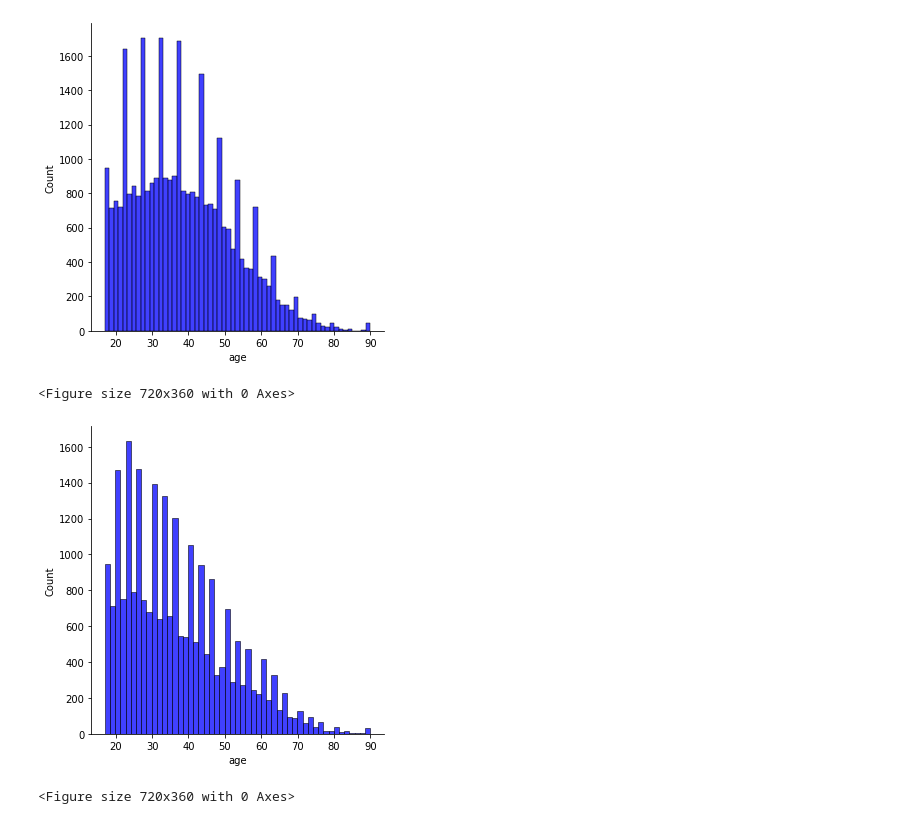
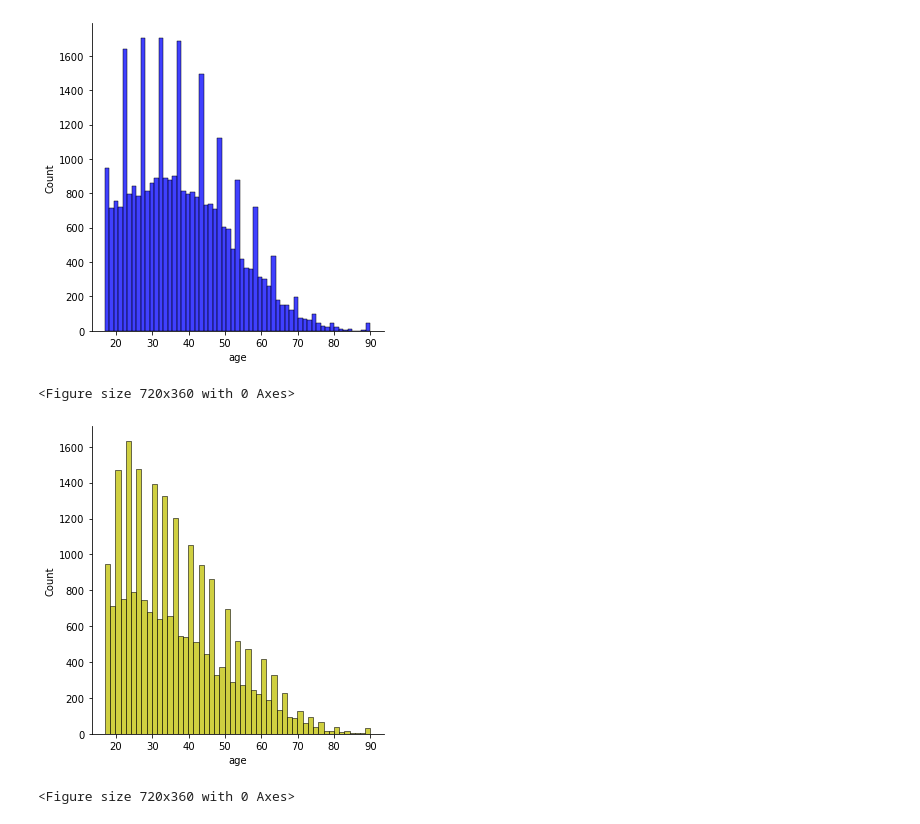
Before and after one commit to SalisEduardo/PMR3508, a Jupyter notebook: Adults Dataset/resolução.ipynb, the cells around one changed output. Saved outputs shown, nothing was run; the diff lists cells and outputs as text; code cells hidden in the pictures.

```diff
--- a/Adults Dataset/resolução.ipynb
+++ b/Adults Dataset/resolução.ipynb
@@ -27,7 +35,7 @@ from sklearn.model_selection import GridSearchCV
 # %% [markdown]
 ## 2. Dataset
 # %%
-df_train = pd.read_csv("../input/adult-pmr3508/train_data.csv", na_values='?')
+df_train = pd.read_csv("train_data.csv", na_values='?')
 # %%
 df_train.head()
 # %% [output]
@@ -39,6 +47,9 @@ df_train.head()
 | 4 | 16284 | 57 | Self-emp-inc | 258883 | HS-grad | 9 | Married-civ-spouse | Transport-moving | ... |
 # %%
 #df_train.drop("Id",axis=1,inplace=True)
+# %%
+to_be_renamed = {"education.num":"education_num","marital.status": "marital_status",'hours.per.week':"hours_per_week", "native.country" : 'native_country',"capital.gain" : "capital_gain", "capital.loss":"capital_loss"}
+df_train.rename(columns=to_be_renamed,inplace=True)
 # %%
 df_train.describe()
 # %% [output]
@@ -131,10 +142,10 @@ ax = sns.displot(df_train.age, kde=False, color='blue')
 [figure]
 # %%
 plt.figure(figsize=(10,5))
-ax = sns.displot(df_train[df_train['income'] =="<=50K"].age, kde=False, color='blue')
+ax = sns.displot(df_train[df_train['income'] =="<=50K"].age, kde=False, color='y')
 # %% [output]
 <Figure size 720x360 with 0 Axes>
-[figure, old version]
+[figure, new version]
 # %%
 plt.figure(figsize=(10,5))
 ax = sns.displot(df_train[df_train['income'] ==">50K"].age, kde=False, color='green')
```
Also changed, not shown: parts of 49 cells of this notebook.
